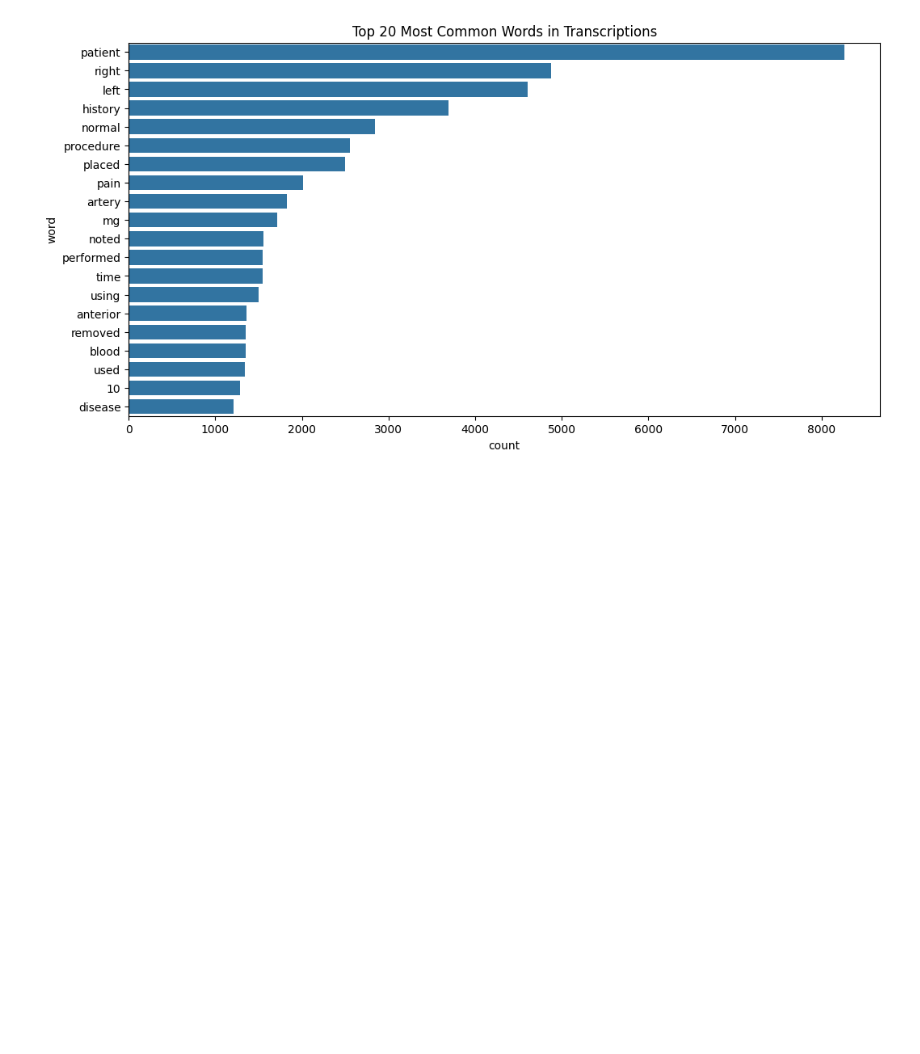
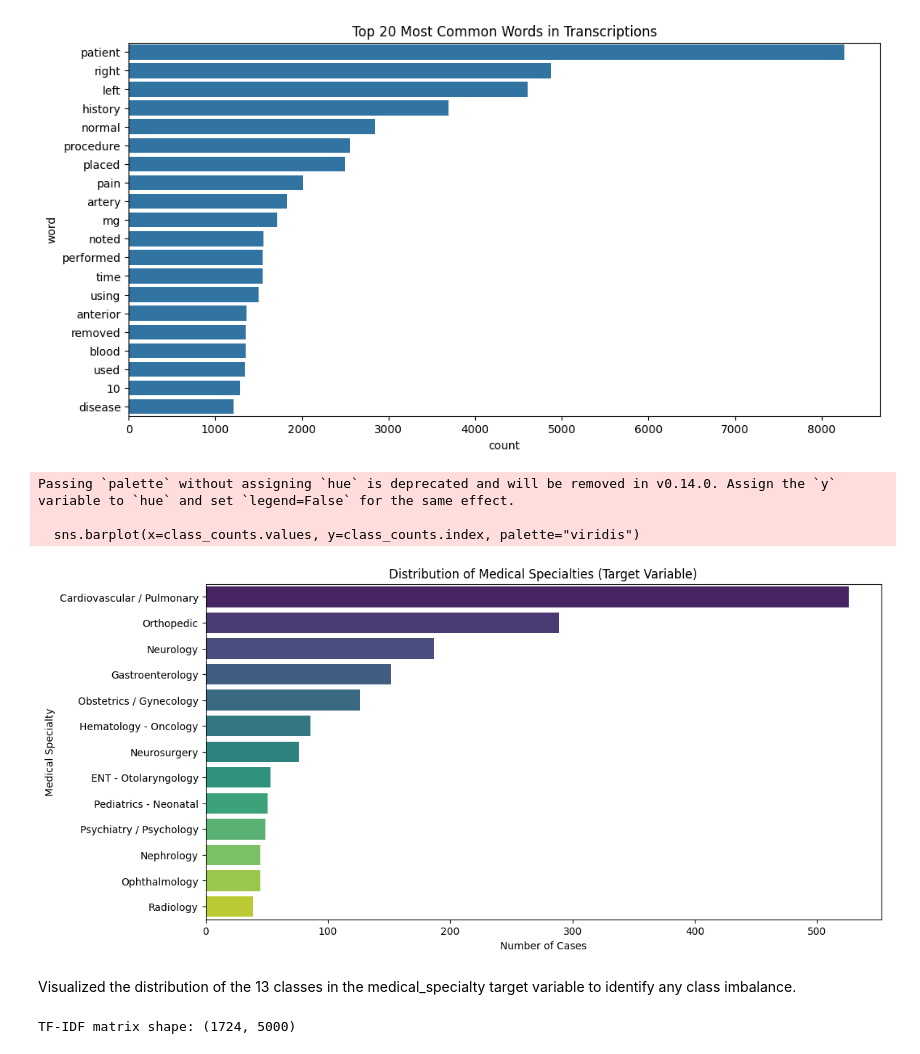
Before and after one commit to CortexTech/Clinical-Document-Classification-System, a Jupyter notebook: 1_eda_and_preprocessing.ipynb, the cells around one changed output. Cells and saved outputs as stored; diff of their text form; code cells hidden in the pictures; blank space fills up the shorter version.

Commit message:
Added TF-IDF to convert text into numbers that ML models can use

```diff
--- a/1_eda_and_preprocessing.ipynb
+++ b/1_eda_and_preprocessing.ipynb
@@ -87,3 +87,38 @@ plt.title("Top 20 Most Common Words in Transcriptions")
 plt.show()
 # %% [output]
 [figure]
+# %%
+
+# Count the number of samples per class
+class_counts = df['medical_specialty'].value_counts()
+
+# Plot which depicts the medical specialities usage
+plt.figure(figsize=(12,6))
+sns.barplot(x=class_counts.values, y=class_counts.index, palette="viridis")
+
+plt.title("Distribution of Medical Specialties (Target Variable)")
+plt.xlabel("Number of Cases")
+plt.ylabel("Medical Specialty")
+plt.show()
+# %% [output]
+Passing `palette` without assigning `hue` is deprecated and will be removed in v0.14.0. Assign the `y` variable to `hue` and set `legend=False` for the same effect.
+
+  sns.barplot(x=class_counts.values, y=class_counts.index, palette="viridis")
+[figure, added]
+# %% [markdown]
+Visualized the distribution of the 13 classes in the medical_specialty target variable to identify any class imbalance.
+# %%
+from sklearn.feature_extraction.text import TfidfVectorizer
+
+# Create TF-IDF vectorizer
+tfidf = TfidfVectorizer(stop_words='english',
+                        lowercase=True,
+                        max_features=5000,  # optional: limit vocabulary size
+                        ngram_range=(1,2)) # optional: use unigrams + bigrams
+
+# Fit and transform the transcription column
+X_tfidf = tfidf.fit_transform(df['transcription'])
+
+print("TF-IDF matrix shape:", X_tfidf.shape)
+# %% [output]
+TF-IDF matrix shape: (1724, 5000)
```
